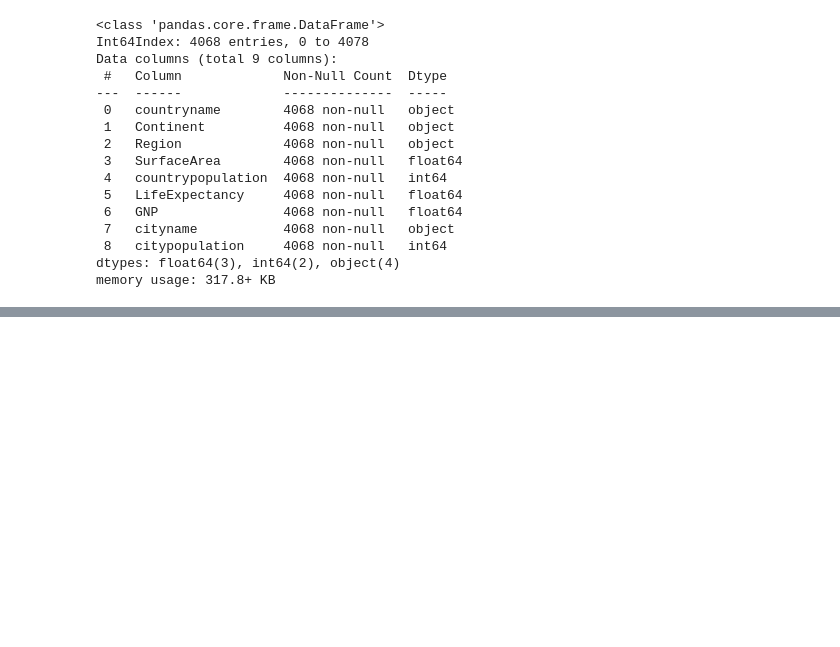
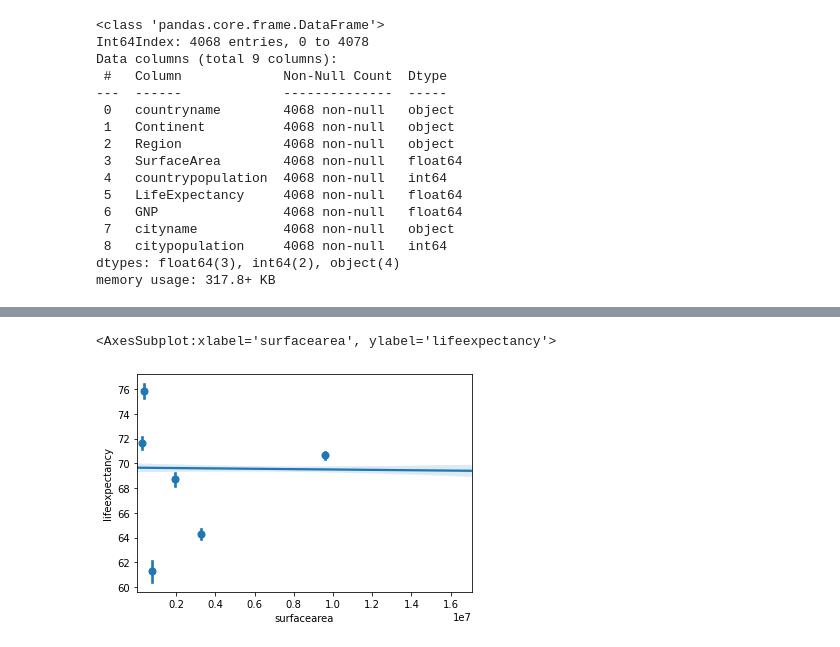
Before and after one commit to matt-c-knight/codeup-ind-project, a Jupyter notebook: practice.ipynb, the cells around one changed output, grey strips where cells are left out. Drawn from its saved outputs; the diff is of its cells as text; code cells hidden in the pictures; blank space fills up the shorter version.

```diff
--- a/practice.ipynb
+++ b/practice.ipynb
@@ -105,0 +123,5 @@ df = df.rename({'Continent': 'continent'})
+# %%
+sns.regplot(data=df, x="surfacearea", y="lifeexpectancy", x_bins=6)
+# %% [output]
+<AxesSubplot:xlabel='surfacearea', ylabel='lifeexpectancy'>
+[figure, added]
```
Also changed, not shown: parts of 12 cells of this notebook.
